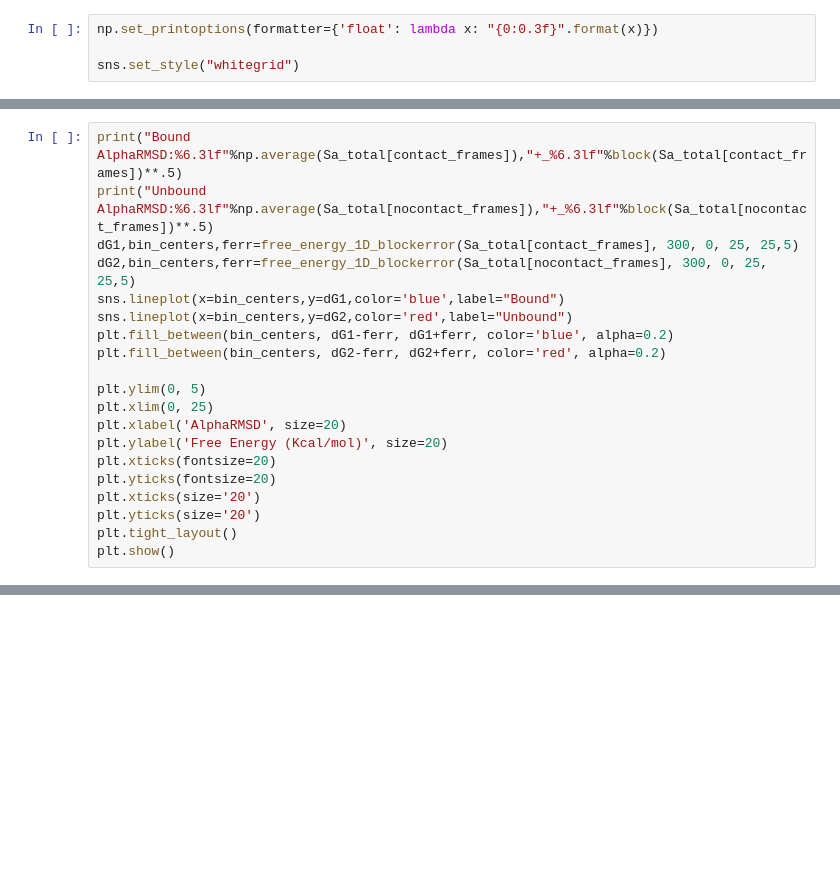
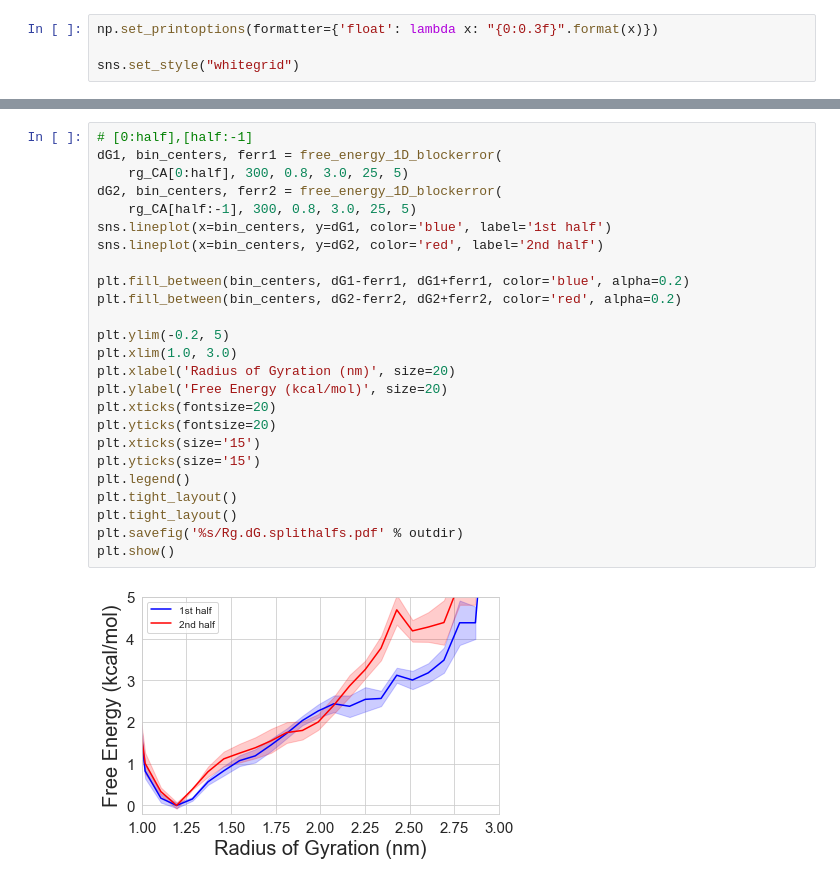
Before and after one commit to paulrobustelli/AR_ligand_binding, a Jupyter notebook: Zhu_AR_Ligands_Tau5R2R3_EPI002_12.20.21.ipynb, the cells around one changed output, grey strips where cells are left out. Drawn from its saved outputs; the diff is of its cells as text; blank space fills up the shorter version.

```diff
--- a/Zhu_AR_Ligands_Tau5R2R3_EPI002_12.20.21.ipynb
+++ b/Zhu_AR_Ligands_Tau5R2R3_EPI002_12.20.21.ipynb
@@ -1727,20 +22,0 @@ Unbound Averagr Fraction Helix: 0.204 +_ 0.013
-# %%
-print("Bound AlphaRMSD:%6.3lf"%np.average(Sa_total[contact_frames]),"+_%6.3lf"%block(Sa_total[contact_frames])**.5)
-print("Unbound AlphaRMSD:%6.3lf"%np.average(Sa_total[nocontact_frames]),"+_%6.3lf"%block(Sa_total[nocontact_frames])**.5)
-dG1,bin_centers,ferr=free_energy_1D_blockerror(Sa_total[contact_frames], 300, 0, 25, 25,5)
-dG2,bin_centers,ferr=free_energy_1D_blockerror(Sa_total[nocontact_frames], 300, 0, 25, 25,5)
-sns.lineplot(x=bin_centers,y=dG1,color='blue',label="Bound")
-sns.lineplot(x=bin_centers,y=dG2,color='red',label="Unbound")
-plt.fill_between(bin_centers, dG1-ferr, dG1+ferr, color='blue', alpha=0.2)
-plt.fill_between(bin_centers, dG2-ferr, dG2+ferr, color='red', alpha=0.2)
-
-plt.ylim(0, 5)
-plt.xlim(0, 25)
-plt.xlabel('AlphaRMSD', size=20)
-plt.ylabel('Free Energy (Kcal/mol)', size=20)
-plt.xticks(fontsize=20)
-plt.yticks(fontsize=20)
-plt.xticks(size='20')
-plt.yticks(size='20')
-plt.tight_layout()
-plt.show()
@@ -2830,0 +959,27 @@ plt.clf()
+# %%
+# [0:half],[half:-1]
+dG1, bin_centers, ferr1 = free_energy_1D_blockerror(
+    rg_CA[0:half], 300, 0.8, 3.0, 25, 5)
+dG2, bin_centers, ferr2 = free_energy_1D_blockerror(
+    rg_CA[half:-1], 300, 0.8, 3.0, 25, 5)
+sns.lineplot(x=bin_centers, y=dG1, color='blue', label='1st half')
+sns.lineplot(x=bin_centers, y=dG2, color='red', label='2nd half')
+
+plt.fill_between(bin_centers, dG1-ferr1, dG1+ferr1, color='blue', alpha=0.2)
+plt.fill_between(bin_centers, dG2-ferr2, dG2+ferr2, color='red', alpha=0.2)
+
+plt.ylim(-0.2, 5)
+plt.xlim(1.0, 3.0)
+plt.xlabel('Radius of Gyration (nm)', size=20)
+plt.ylabel('Free Energy (kcal/mol)', size=20)
+plt.xticks(fontsize=20)
+plt.yticks(fontsize=20)
+plt.xticks(size='15')
+plt.yticks(size='15')
+plt.legend()
+plt.tight_layout()
+plt.tight_layout()
+plt.savefig('%s/Rg.dG.splithalfs.pdf' % outdir)
+plt.show()
+# %% [output]
+[figure, added]
```
Also changed, not shown: parts of 114 cells of this notebook, 4 other files.
